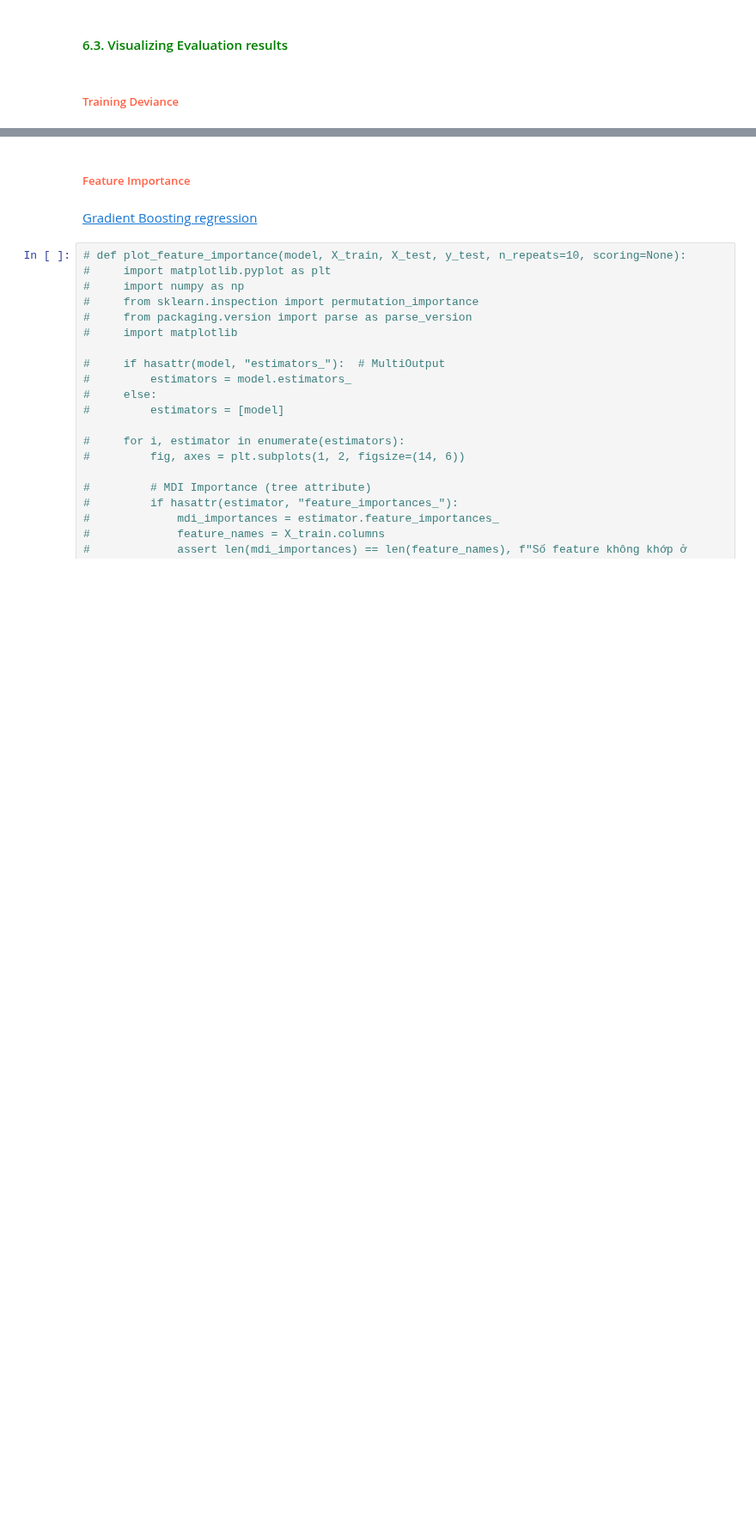
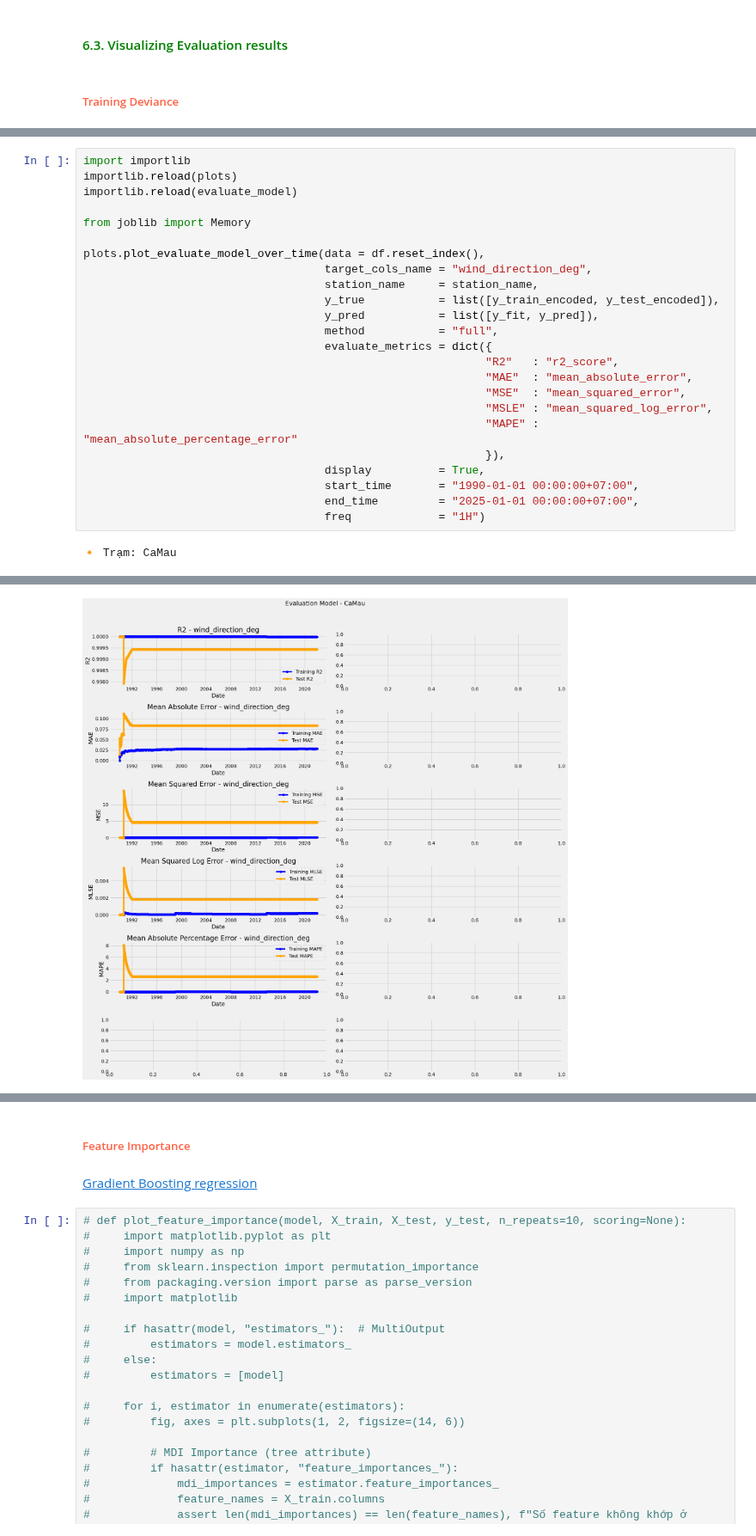
Before and after one commit to gamethu/TSF_Github, a Jupyter notebook: Drafts/Temp Prediction/notebooks/3.1. ML_model/RF_model.ipynb, the cells around one changed output, grey strips where cells are left out. Shown at 86% size. Saved outputs shown, nothing was run; the diff lists cells and outputs as text; blank space fills up the shorter version.

```diff
--- a/Drafts/Temp Prediction/notebooks/3.1. ML_model/RF_model.ipynb
+++ b/Drafts/Temp Prediction/notebooks/3.1. ML_model/RF_model.ipynb
@@ -1015,0 +945,26 @@ plots.plot_evaluate_model_over_time(data         = df.copy().reset_index(),
+# %%
+import importlib
+importlib.reload(plots)
+importlib.reload(evaluate_model)
+
+from joblib import Memory
+
+plots.plot_evaluate_model_over_time(data = df.reset_index(),
+                                    target_cols_name = "wind_direction_deg",
+                                    station_name     = station_name,
+                                    y_true           = list([y_train_encoded, y_test_encoded]),
+                                    y_pred           = list([y_fit, y_pred]),
+                                    method           = "full",
+                                    evaluate_metrics = dict({
+                                                            "R2"   : "r2_score",
+                                                            "MAE"  : "mean_absolute_error",
+                                                            "MSE"  : "mean_squared_error",
+                                                            "MSLE" : "mean_squared_log_error",
+                                                            "MAPE" : "mean_absolute_percentage_error"
+                                                            }),
+                                    display          = True,
+                                    start_time       = "1990-01-01 00:00:00+07:00",
+                                    end_time         = "2025-01-01 00:00:00+07:00",
+                                    freq             = "1H")
+# %% [output]
+🔸 Trạm: CaMau
@@ -1015,0 +981 @@ plots.plot_evaluate_model_over_time(data         = df.copy().reset_index(),
+[figure, added]
```
Also changed, not shown: parts of 20 cells of this notebook, 2 other files.
